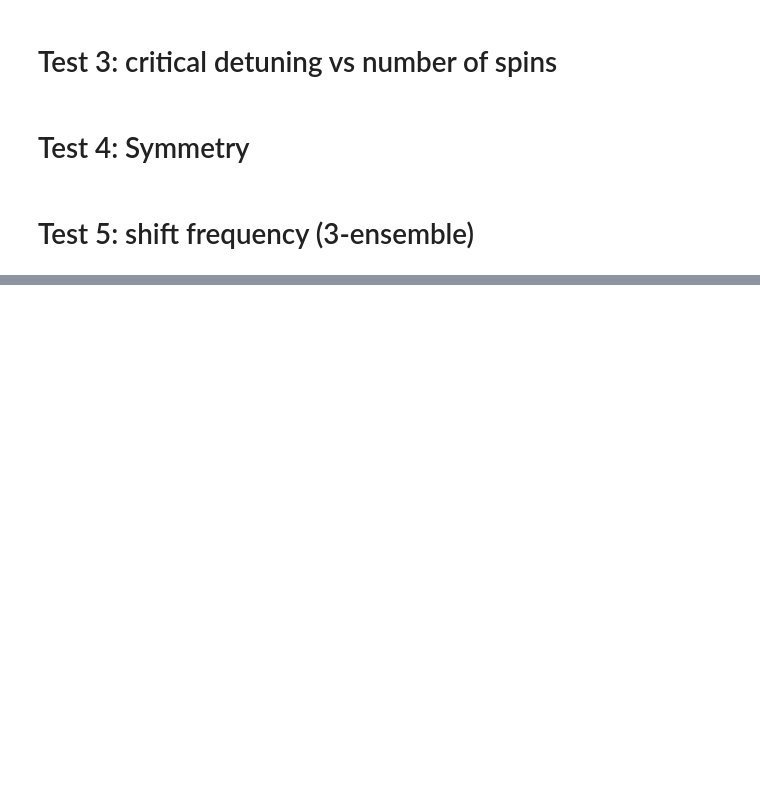
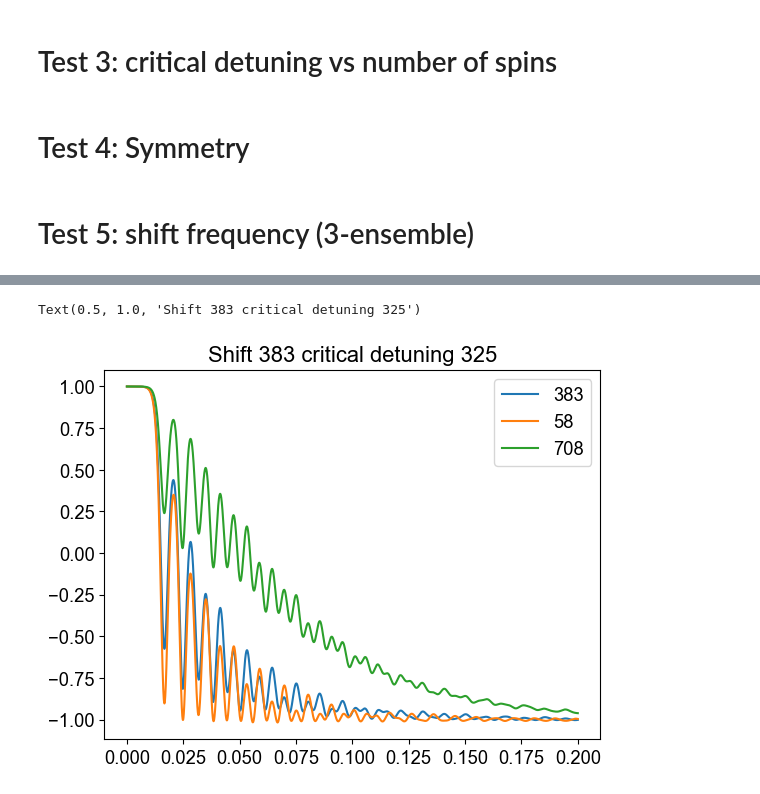
Before and after one commit to VodkaSin/Cuda_C_spin_sync, a Jupyter notebook: CUDA_code/cuda_run.ipynb, the cells around one changed output, grey strips where cells are left out. Saved outputs shown, nothing was run; the diff lists cells and outputs as text; code cells hidden in the pictures; blank space fills up the shorter version.

```diff
--- a/CUDA_code/cuda_run.ipynb
+++ b/CUDA_code/cuda_run.ipynb
@@ -726,0 +776,21 @@ plt.scatter(shifts, delta_crit, label="Data")
+# %%
+# Closer look at 300-400
+inv_ind = [8,9,21,25,29] # Index of cases to investigate
+det_dict = {}
+handle_list = []
+
+for i in inv_ind:
+    shift = shifts[i]
+    delta = delta_crit[i]
+    detuning = [shift, -delta + shift, delta + shift]
+    np.savetxt("Detuning.dat", detuning, delimiter="\t")
+    handle = f'k{num_ens}N{N_tot}det{delta}D{shift}_{theta_0}_{coup_a_0}_{kappa_c_0}_test5' # Should be test 5 instead
+    handle_list.append(handle)
+    det_dict[handle] = detuning
+    print(f"************************* D{shift} Detuning {delta} *************************")
+    print(f"Handle: {handle}")
+    if os.path.isfile(f"Result_Sz_{handle}.dat") == False:
+        utils.runcmd(f'file.exe {params} {handle}')
+    else:
+        print("File exits, skipping simulation")
+    # utils.runcmd(f'file.exe {params} {handle_mid}')
@@ -726,0 +817,22 @@ plt.scatter(shifts, delta_crit, label="Data")
+# %%
+#############################################################
+# Read outputs
+#############################################################
+n_tests = len(handle_list) # Number of tests
+results = [utils.read_results(handle) for handle in handle_list]
+time_list = [results[i][0] for i in range(n_tests)]
+sz_list = [results[i][1] for i in range(n_tests)] # Population inversion
+coherence_list = [results[i][2] for i in range(n_tests)] # Coherence with class 0
+photon_list = [results[i][3] for i in range(n_tests)] # Intracavity photon number
+# %%
+i = 2
+shift = shifts[inv_ind[i]]
+delt = delta_crit[inv_ind[i]]
+plt.plot(time_list[i], sz_list[i][:,0], label=f"{shift}")
+plt.plot(time_list[i], sz_list[i][:,1], label=f"{shift-delt}")
+plt.plot(time_list[i], sz_list[i][:,2], label=f"{shift+delt}")
+plt.legend()
+plt.title(f"Shift {shift} critical detuning {delt}")
+# %% [output]
+Text(0.5, 1.0, 'Shift 383 critical detuning 325')
+[figure, added]
```
Also changed, not shown: parts of 4 cells of this notebook, 1 other file.
